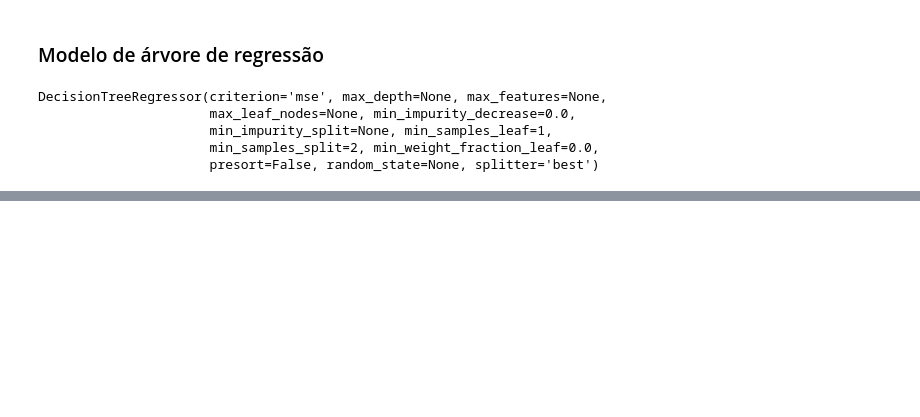
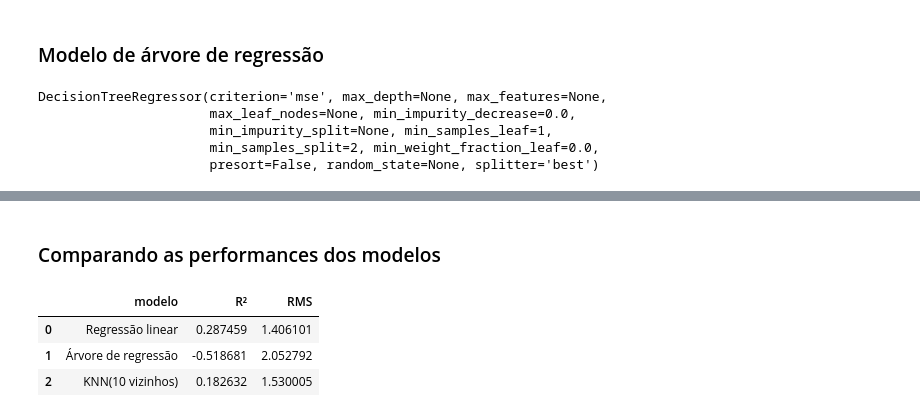
Before and after one commit to NicolasCho/Projeto2_CDados, a Jupyter notebook: Projeto_2_CDados_NicolasCho.ipynb, the cells around one changed output, grey strips where cells are left out. Saved outputs shown, nothing was run; the diff lists cells and outputs as text; code cells hidden in the pictures; blank space fills up the shorter version.

```diff
--- a/Projeto_2_CDados_NicolasCho.ipynb
+++ b/Projeto_2_CDados_NicolasCho.ipynb
@@ -593,0 +678,13 @@ df_treino.head()
+# %% [markdown]
+### Comparando as performances dos modelos
+# %%
+comparacao = pd.DataFrame (columns = ['modelo','R²','RMS'])
+comparacao['modelo'] = pd.Series(['Regressão linear','Árvore de regressão', 'KNN(10 vizinhos)'])
+comparacao['R²'] = pd.Series([coef_determinacao_teste,coef_determinacao_arvore,coef_determinacao_knn])
+comparacao['RMS'] = pd.Series([raiz_erro_medio_teste,raiz_erro_medio_arvore,raiz_erro_medio_knn])
+comparacao
+# %% [output]
+|  | modelo | R² | RMS |
+| 0 | Regressão linear | 0.287459 | 1.406101 |
+| 1 | Árvore de regressão | -0.518681 | 2.052792 |
+| 2 | KNN(10 vizinhos) | 0.182632 | 1.530005 |
```
Also changed, not shown: parts of 25 cells of this notebook.
